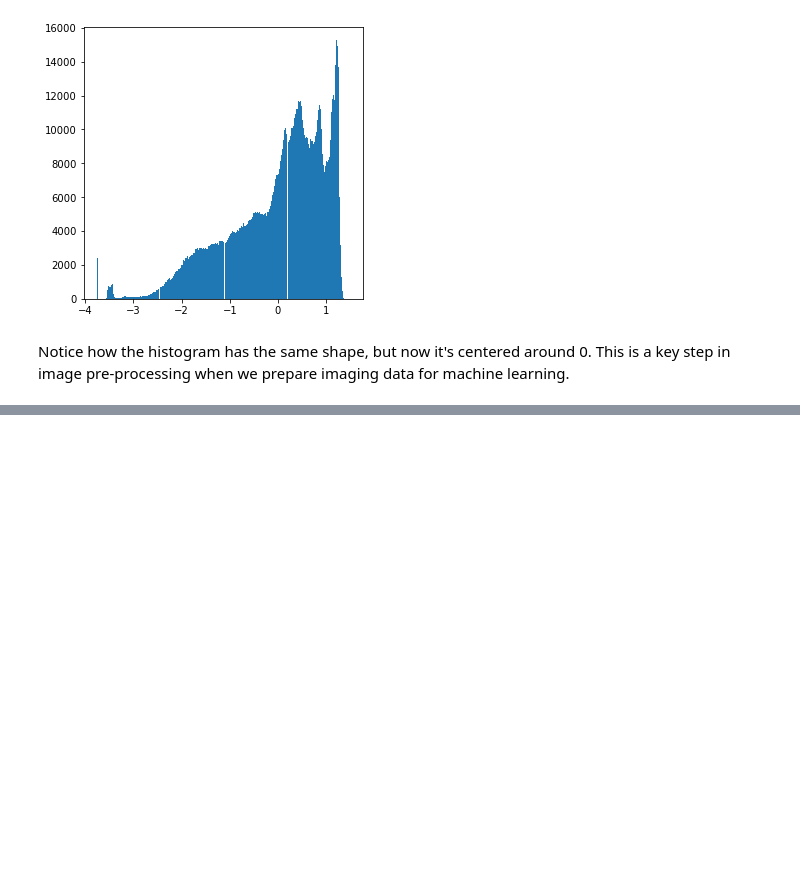
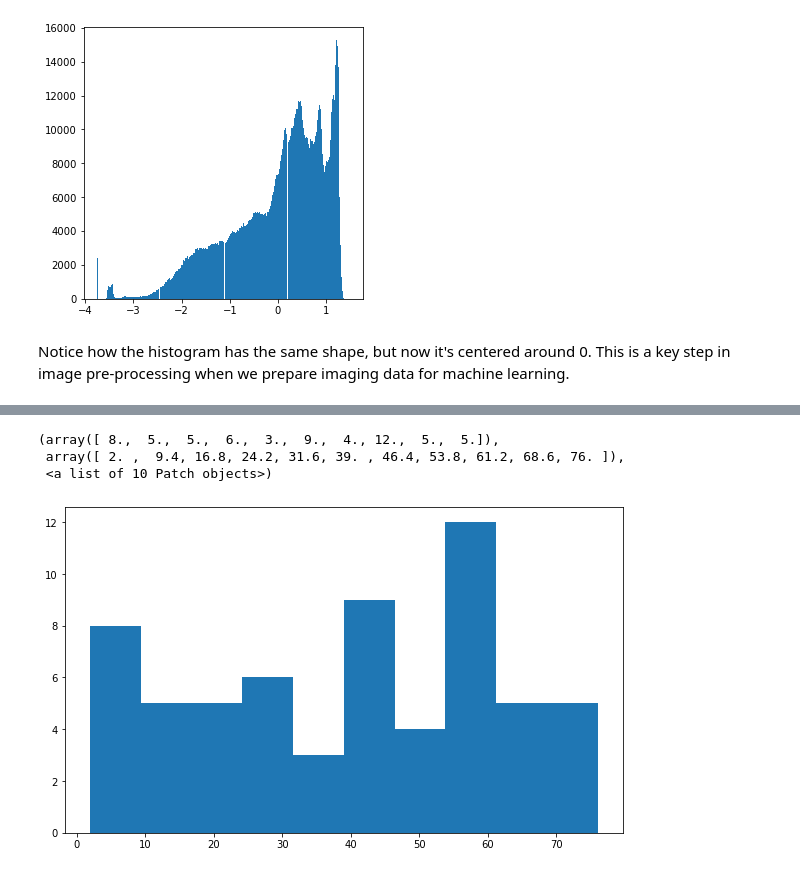
Before and after one commit to paul-reiners/pneumonia-detection-chest-x-rays, a Jupyter notebook: EDA.ipynb, the cells around one changed output, grey strips where cells are left out. Saved outputs shown, nothing was run; the diff lists cells and outputs as text; code cells hidden in the pictures; blank space fills up the shorter version.

```diff
--- a/EDA.ipynb
+++ b/EDA.ipynb
@@ -145,0 +325,8 @@ Notice how the histogram has the same shape, but now it's centered around 0. Thi
+# %%
+plt.figure(figsize=(10,6))
+plt.hist(d[d.Pneumonia==1]['AgeInYears'])
+# %% [output]
+(array([ 8.,  5.,  5.,  6.,  3.,  9.,  4., 12.,  5.,  5.]),
+ array([ 2. ,  9.4, 16.8, 24.2, 31.6, 39. , 46.4, 53.8, 61.2, 68.6, 76. ]),
+ <a list of 10 Patch objects>)
+[figure, added]
```
Also changed, not shown: parts of 40 cells of this notebook.
